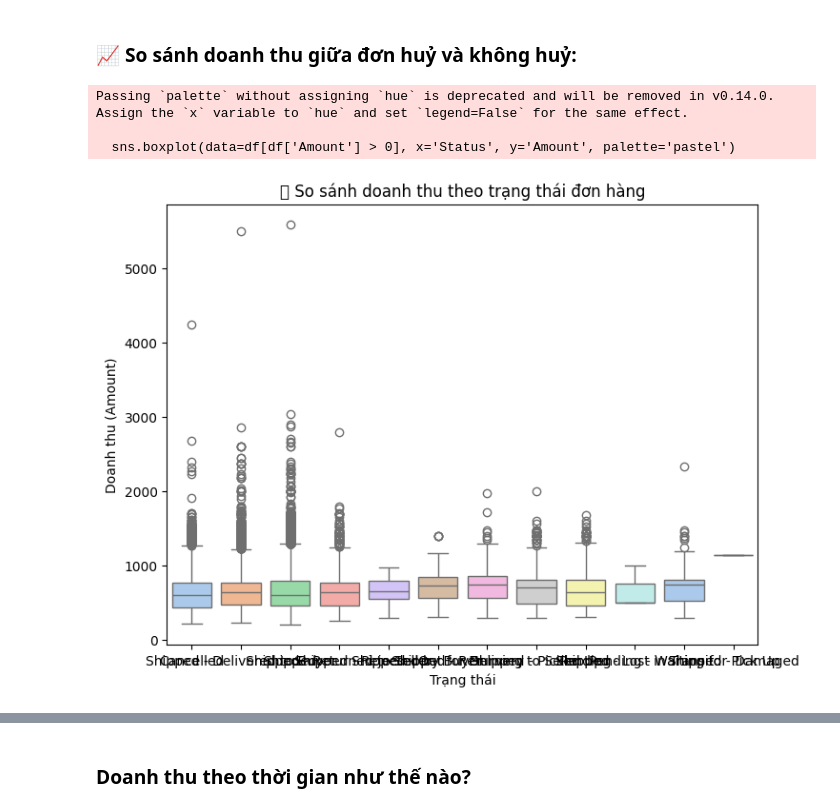
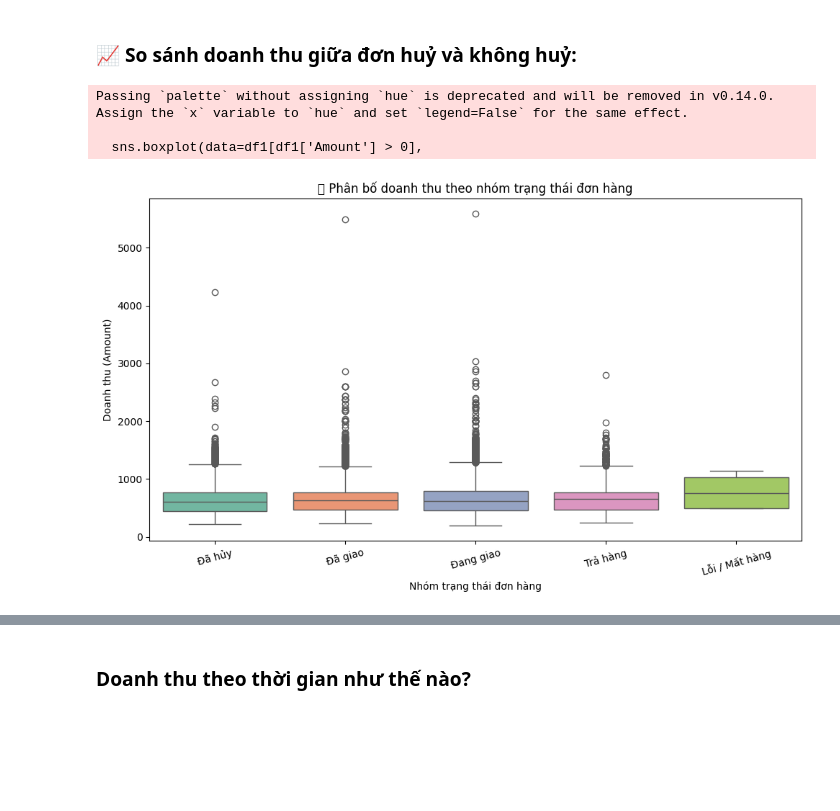
Before and after one commit to bin-bard/data-mining-amazon-sales, a Jupyter notebook: Final.ipynb, the cells around one changed output, grey strips where cells are left out. Cells and saved outputs as stored; diff of their text form; code cells hidden in the pictures; blank space fills up the shorter version.

```diff
--- a/Final.ipynb
+++ b/Final.ipynb
@@ -163,13 +163,18 @@ display(df.isnull().sum())
 
 # Loại bỏ cột có hơn 60% giá trị thiếu
 df = df.dropna(axis=1, thresh=len(df) * 0.4)
+#df = df[df['Amount'].notnull()]
+df = df[df['ship-postal-code'].notnull()]
+df = df[df['ship-city'].notnull()]
+df = df[df['ship-state'].notnull()]
+df = df[df['ship-country'].notnull()]
 
 # Điền giá trị thiếu có định hướng
 fill_defaults = {
     'Courier Status': 'Unknown',
     'currency': 'INR',
     'Amount': 0,
-    'ship-postal-code' : '0'
+    'promotion-ids': 'None'
 }
 
 for col, value in fill_defaults.items():
@@ -266,14 +297,38 @@ Passing `palette` without assigning `hue` is deprecated and will be removed in v
 # %% [markdown]
 ### 📈 So sánh doanh thu giữa đơn huỷ và không huỷ:
 # %%
-plt.figure(figsize=(8, 6))
-sns.boxplot(data=df[df['Amount'] > 0], x='Status', y='Amount', palette='pastel')
-plt.title('💸 So sánh doanh thu theo trạng thái đơn hàng')
+# Nhóm trạng thái đơn hàng
+def group_status(status):
+    status = str(status).strip().lower()
+    if 'delivered to buyer' in status:
+        return 'Đã giao'
+    elif 'returned' in status or 'rejected' in status or 'returning' in status:
+        return 'Trả hàng'
+    elif 'damaged' in status or 'lost' in status:
+        return 'Lỗi / Mất hàng'
+    elif 'cancelled' in status:
+        return 'Đã hủy'
+    elif 'shipped' in status or 'pending' in status or 'picked up' in status or 'out for delivery' in status:
+        return 'Đang giao'
+    else:
+        return 'Khác'
+
+# Tạo cột nhóm
+df1 = df.copy()
+df1['StatusGroup'] = df1['Status'].apply(group_status)
+
+plt.figure(figsize=(10, 6))
+sns.boxplot(data=df1[df1['Amount'] > 0],
+            x='StatusGroup', y='Amount', palette='Set2')
+
+plt.title('📦 Phân bố doanh thu theo nhóm trạng thái đơn hàng')
+plt.xlabel('Nhóm trạng thái đơn hàng')
 plt.ylabel('Doanh thu (Amount)')
-plt.xlabel('Trạng thái')
+plt.xticks(rotation=15)
+plt.tight_layout()
 plt.show()
 # %% [output]
 Passing `palette` without assigning `hue` is deprecated and will be removed in v0.14.0. Assign the `x` variable to `hue` and set `legend=False` for the same effect.
 
-  sns.boxplot(data=df[df['Amount'] > 0], x='Status', y='Amount', palette='pastel')
+  sns.boxplot(data=df1[df1['Amount'] > 0],
-[figure, old version]
+[figure, new version]
```
Also changed, not shown: parts of 30 cells of this notebook.
